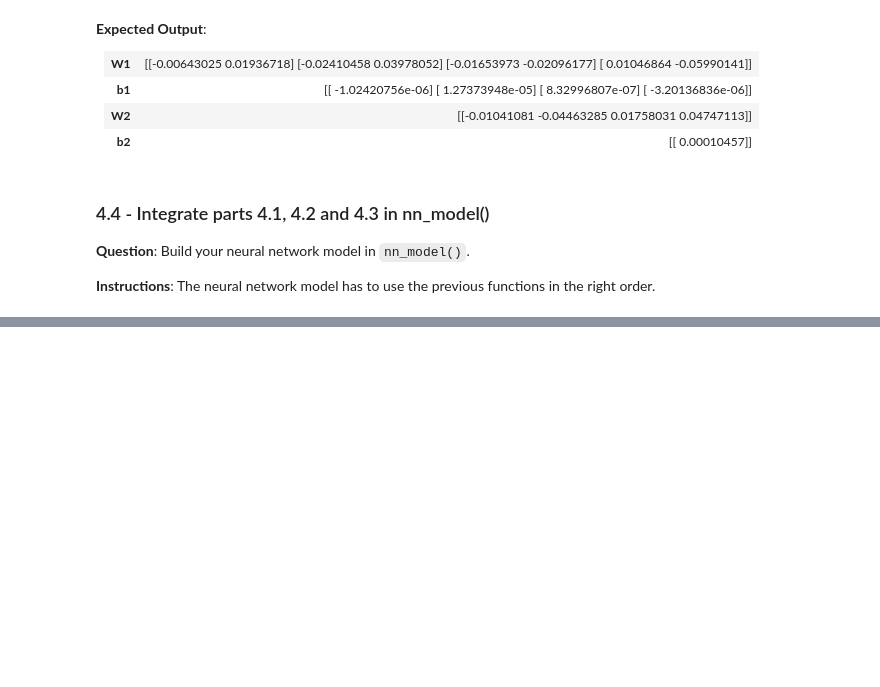
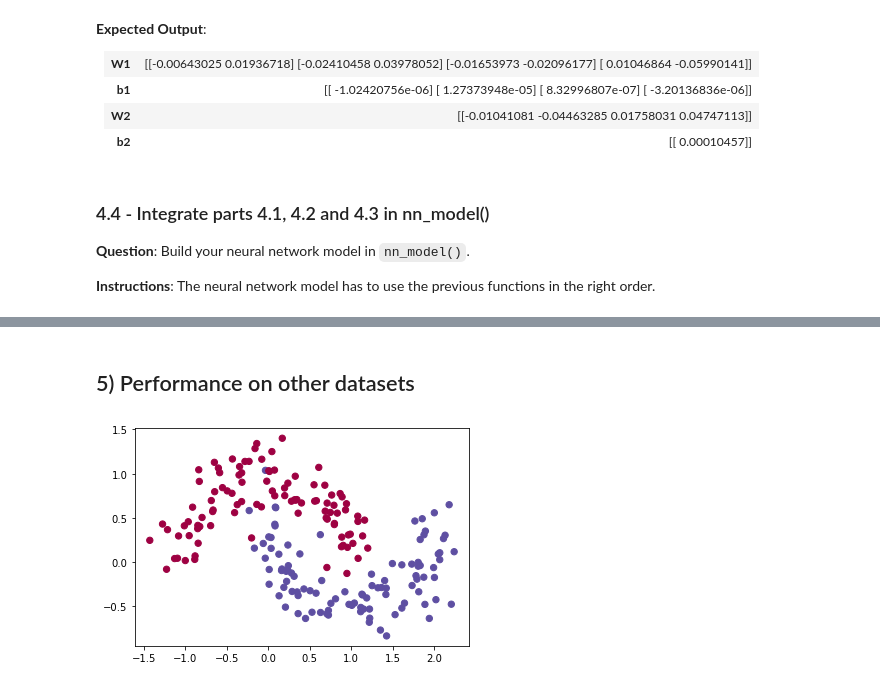
Before and after one commit to SamuelBFG/DL-studies, a Jupyter notebook: Deep Learning Cousera/Week 3/planar data classification.ipynb, the cells around one changed output, grey strips where cells are left out. Cells and saved outputs as stored; diff of their text form; code cells hidden in the pictures; blank space fills up the shorter version.

```diff
--- a/Deep Learning Cousera/Week 3/planar data classification.ipynb
+++ b/Deep Learning Cousera/Week 3/planar data classification.ipynb
@@ -686,0 +956,26 @@ b2 = [[0.00010457]]
+# %% [markdown]
+## 5) Performance on other datasets
+# %%
+# Datasets
+noisy_circles, noisy_moons, blobs, gaussian_quantiles, no_structure = load_extra_datasets()
+
+datasets = {"noisy_circles": noisy_circles,
+            "noisy_moons": noisy_moons,
+            "blobs": blobs,
+            "gaussian_quantiles": gaussian_quantiles}
+
+### START CODE HERE ### (choose your dataset)
+dataset = "noisy_moons"
+### END CODE HERE ###
+
+X, Y = datasets[dataset]
+X, Y = X.T, Y.reshape(1, Y.shape[0])
+
+# make blobs binary
+if dataset == "blobs":
+    Y = Y%2
+
+# Visualize the data
+plt.scatter(X[0, :], X[1, :], c=Y, s=40, cmap=plt.cm.Spectral);
+# %% [output]
+[figure, added]
```
Also changed, not shown: parts of 18 cells of this notebook.
